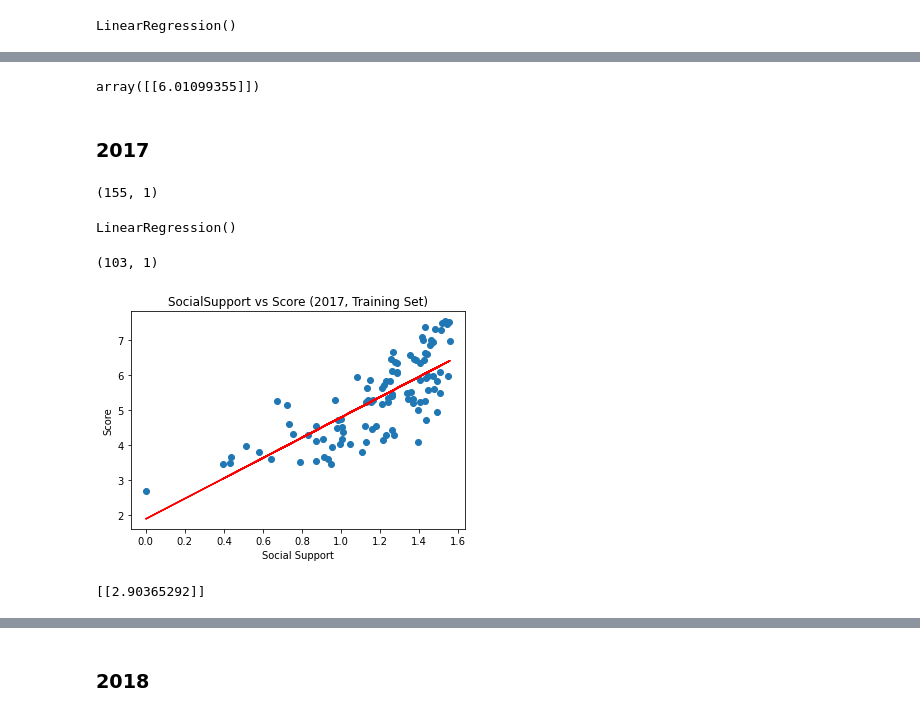
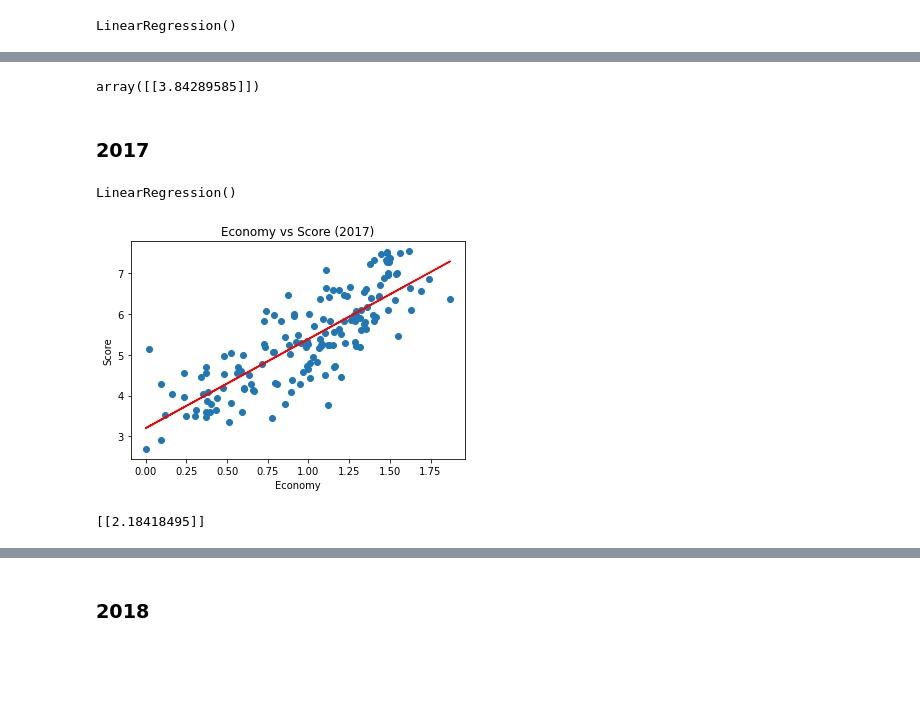
Before and after one commit to vyu821/world-happiness-analysis, a Jupyter notebook: happiness_machine_learning_model.ipynb, the cells around one changed output, grey strips where cells are left out. Cells and saved outputs as stored; diff of their text form; code cells hidden in the pictures; blank space fills up the shorter version.

Commit message:
Adding Linear Regression

```diff
--- a/happiness_machine_learning_model.ipynb
+++ b/happiness_machine_learning_model.ipynb
@@ -666,5 +779,5 @@ array([[5.34470812]])
 ### 2016
 # %%
 # Split dependent and independent variables
-X = df_2016.Social_Support.values.reshape(-1, 1)
-X.shape
+X = df_2016.Economy.values.reshape(-1, 1)
+y = df_2016.Score.values.reshape(-1, 1)
@@ -681,5 +784,5 @@ model = LinearRegression()
 # %%
-# Fit Linear Regression to the Training set
-model.fit(X_train, y_train)
+# Fit Linear Regression
+model_economy.fit(X, y)
 # %% [output]
 LinearRegression()
@@ -734,13 +803,11 @@ print(model.coef_)
 # %%
-# Predict Score With Economy of 1
-model.predict([[1]])
+# Predict Score With Economy of 0.25
+model_economy.predict([[0.25]])
 # %% [output]
-array([[6.01099355]])
+array([[3.84289585]])
 # %% [markdown]
 ### 2017
 # %%
 # Split dependent and independent variables
-X = df_2017.Social_Support.values.reshape(-1, 1)
-X.shape
+X = df_2017.Economy.values.reshape(-1, 1)
+y = df_2017.Score.values.reshape(-1, 1)
-# %% [output]
-(155, 1)
@@ -755,25 +814,19 @@ model = LinearRegression()
 # %%
-# Fit Linear Regression to the Training set
-model.fit(X_train, y_train)
+# Fit Linear Regression
+model_economy.fit(X, y)
 # %% [output]
 LinearRegression()
-# %%
-# Training Prediction
-y_pred = model.predict(X_train)
-print(y_pred.shape)
-# %% [output]
-(103, 1)
 # %%
-# Plot Training Prediction
-plt.scatter(X_train, y_train)
-plt.plot(X_train, y_pred, color='red')
-plt.title("SocialSupport vs Score (2017, Training Set)")
-plt.xlabel('Social Support')
+# Visualize Prediction
+plt.scatter(X, y)
+plt.plot(X, model_economy.predict(X), color='red')
+plt.title("Economy vs Score (2017)")
+plt.xlabel('Economy')
 plt.ylabel('Score')
 plt.show()
 
 # print slope of line
-print(model.coef_)
+print(model_economy.coef_)
 # %% [output]
-[figure, old version]
+[figure, new version]
-[[2.90365292]]
+[[2.18418495]]
```
Also changed, not shown: parts of 158 cells of this notebook.
